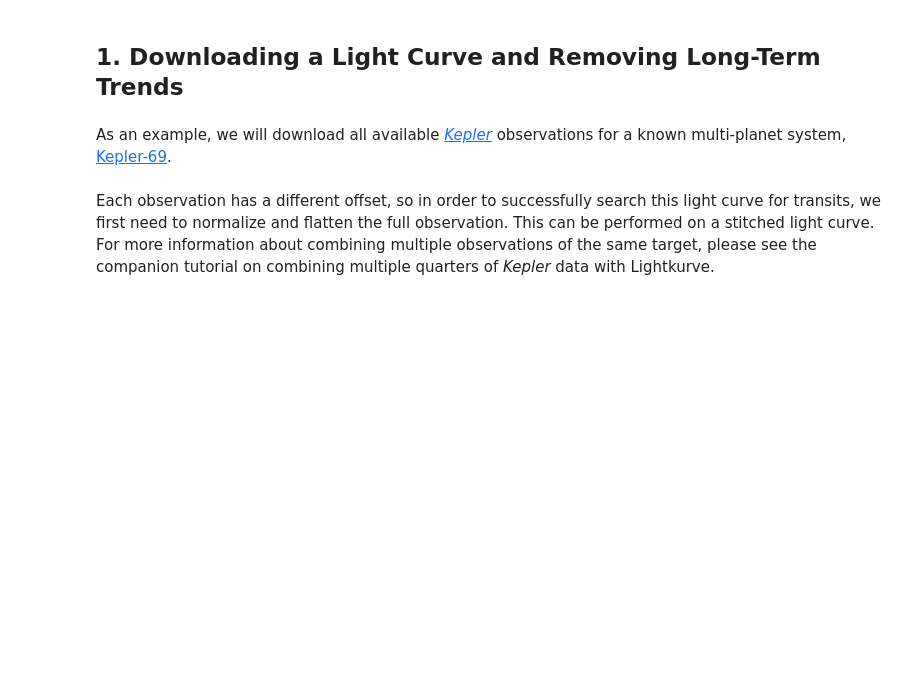
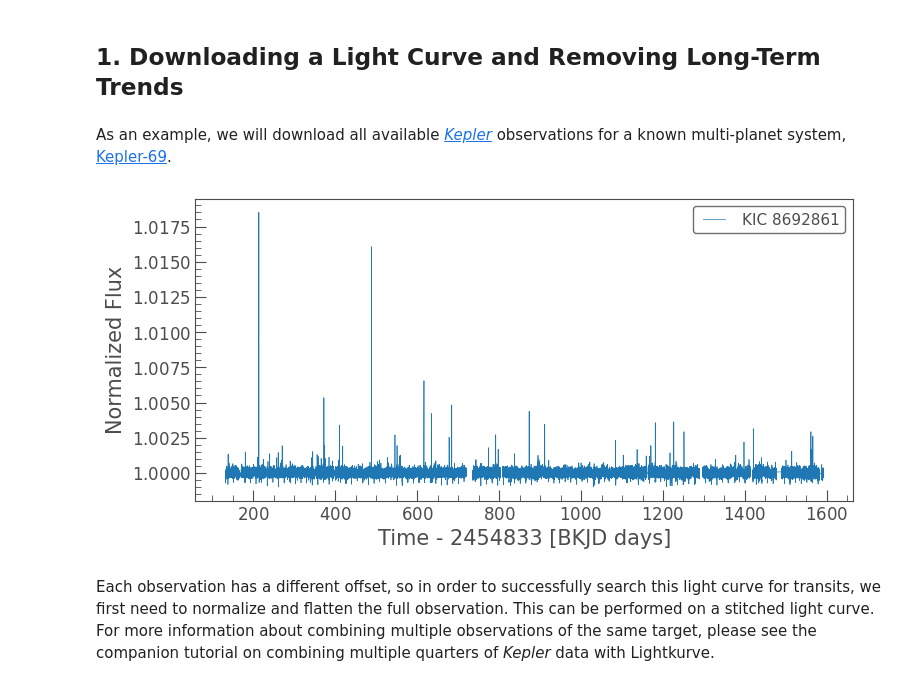
Before and after one commit to mbozzore/LFT, a Jupyter notebook: Identifying_a_transiting_planet_signal_in_Kepler_or_TESS_light_curves.ipynb, the cells around one changed output. Cells and saved outputs as stored; diff of their text form; code cells hidden in the pictures; blank space fills up the shorter version.

```diff
--- a/Identifying_a_transiting_planet_signal_in_Kepler_or_TESS_light_curves.ipynb
+++ b/Identifying_a_transiting_planet_signal_in_Kepler_or_TESS_light_curves.ipynb
@@ -32,10 +41,12 @@ import lightkurve as lk
 As an example, we will download all available [*Kepler*](https://archive.stsci.edu/kepler) observations for a known multi-planet system, [Kepler-69](https://iopscience.iop.org/article/10.1088/0004-637X/768/2/101).
 # %%
 # Search for Kepler observations of Kepler-69
-search_result = lk.search_lightcurve('Kepler-69', author='Kepler', cadence='long')
+search_result = lk.search_lightcurvefile('Kepler-69',  cadence='long')
 # Download all available Kepler light curves
 lc_collection = search_result.download_all()
 lc_collection.plot();
+# %% [output]
+[figure, added]
 # %% [markdown]
 Each observation has a different offset, so in order to successfully search this light curve for transits, we first need to normalize and flatten the full observation. This can be performed on a stitched light curve. For more information about combining multiple observations of the same target, please see the companion tutorial on combining multiple quarters of *Kepler* data with Lightkurve.
 # %%
```
Also changed, not shown: parts of 15 cells of this notebook.
